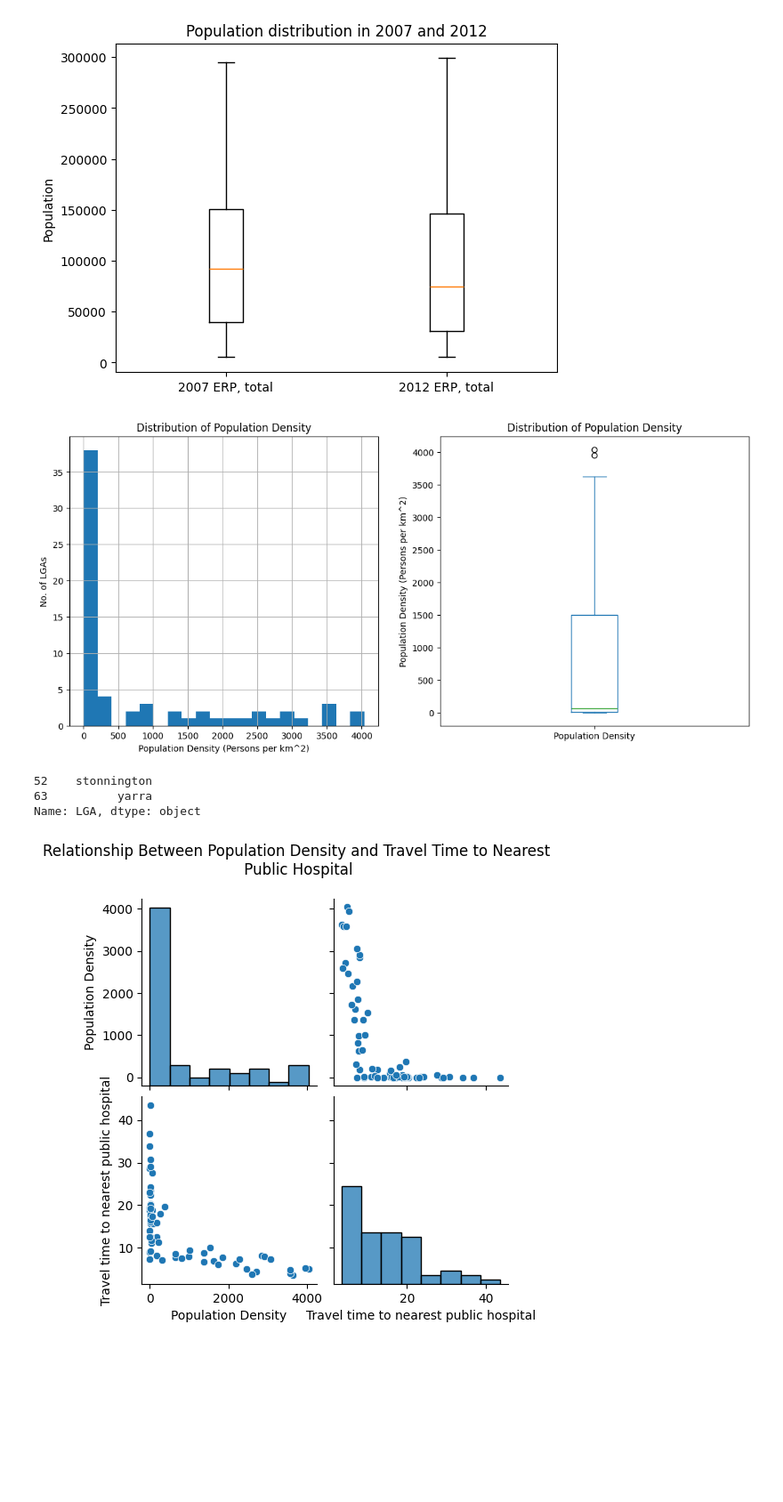
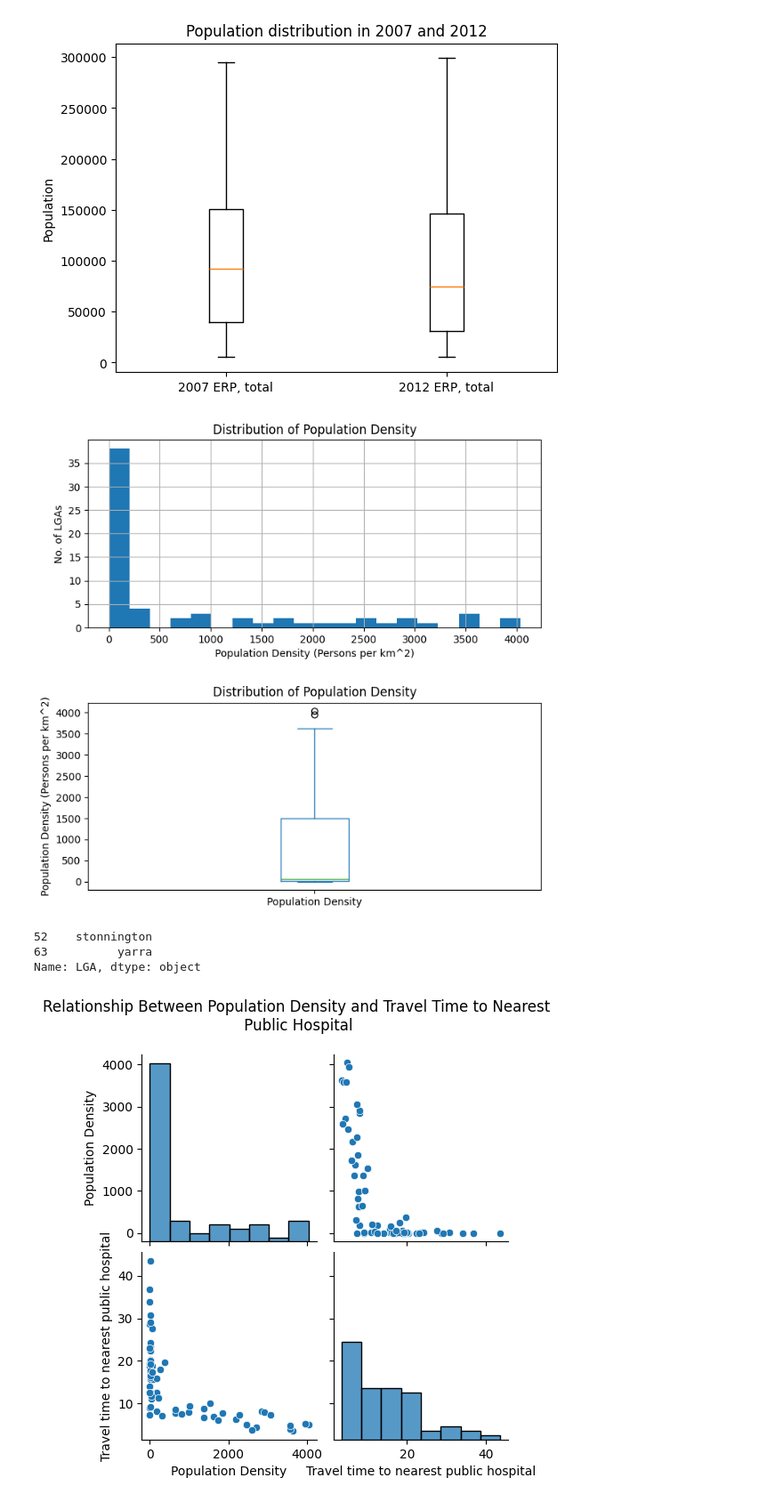
Before and after one commit to khangluong2004/COMP20008_Assignment2, a Jupyter notebook: michael/eda_communities.ipynb, the cells around one changed output. Shown at 89% size. Drawn from its saved outputs; the diff is of its cells as text; code cells hidden in the pictures; blank space fills up the shorter version.

Commit message:
Stack population distribution graphs vertically

```diff
--- a/michael/eda_communities.ipynb
+++ b/michael/eda_communities.ipynb
@@ -69,35 +69,37 @@ Name: 2012 ERP, total, dtype: float64
 # Calculate the population density
 cleaned_communities['Population Density'] = cleaned_communities['Population'] / cleaned_communities['Area (km^2)']
 
-fig, axes = plt.subplots(1, 2, figsize=(14, 6))
+fig, axes = plt.subplots(2, 1, figsize=(8, 8))
 
 # Plot population density as a histogram
 cleaned_communities['Population Density'].hist(bins=20, ax=axes[0])
 
 axes[0].set_xlabel('Population Density (Persons per km^2)')
 axes[0].set_ylabel('No. of LGAs')
 axes[0].set_title('Distribution of Population Density')
 
 # Plot population density as a box plot
 cleaned_communities['Population Density'].plot(kind='box', ax=axes[1])
 
 axes[1].set_ylabel('Population Density (Persons per km^2)')
 axes[1].set_title('Distribution of Population Density')
+
+plt.subplots_adjust(hspace=0.4)
 plt.show()
 
 # Get scatter plot outliers
 Q1 = cleaned_communities['Population Density'].quantile(0.25)
 Q3 = cleaned_communities['Population Density'].quantile(0.75)
 IQR = Q3 - Q1
 lower_bound = Q1 - 1.5 * IQR
 upper_bound = Q3 + 1.5 * IQR
 outliers = cleaned_communities['Population Density'][(cleaned_communities['Population Density'] < lower_bound) | (cleaned_communities['Population Density'] > upper_bound)]
 
 # Print outlier LGAs
 outlier_rows = cleaned_communities.loc[outliers.index]
 print(outlier_rows['LGA'])
 # %% [output]
-[figure, old version]
+[figure, new version]
 52    stonnington
 63          yarra
 Name: LGA, dtype: object
```
